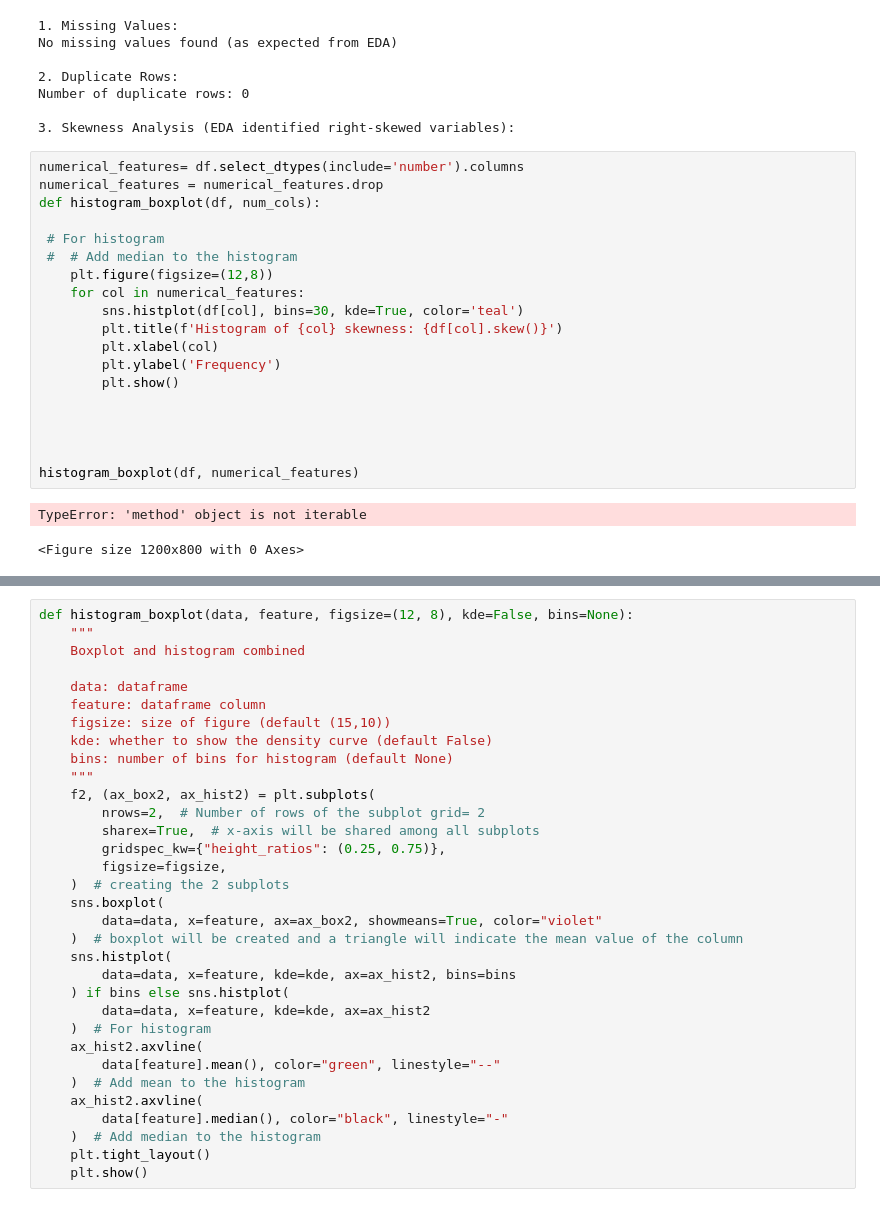
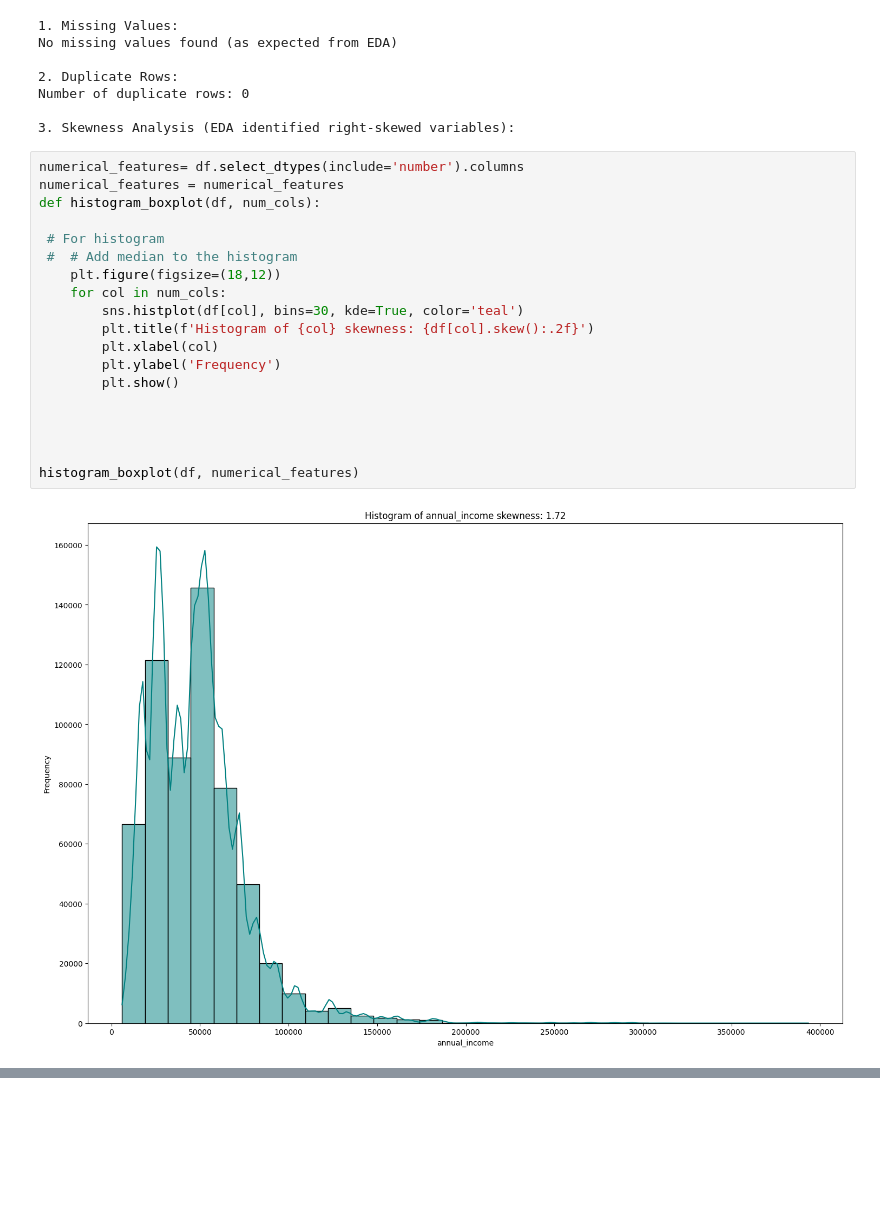
Before and after one commit to ADEOYE-MARY25/Kaggle_Document, a Jupyter notebook: data.ipynb, the cells around one changed output, grey strips where cells are left out. Cells and saved outputs as stored; diff of their text form; blank space fills up the shorter version.

```diff
--- a/data.ipynb
+++ b/data.ipynb
@@ -255,23 +256,22 @@ Number of duplicate rows: 0
 3. Skewness Analysis (EDA identified right-skewed variables):
 # %%
 numerical_features= df.select_dtypes(include='number').columns
-numerical_features = numerical_features.drop
+numerical_features = numerical_features
 def histogram_boxplot(df, num_cols):
 
  # For histogram
  #  # Add median to the histogram
-    plt.figure(figsize=(12,8))
-    for col in numerical_features:
+    plt.figure(figsize=(18,12))
+    for col in num_cols:
         sns.histplot(df[col], bins=30, kde=True, color='teal')
-        plt.title(f'Histogram of {col} skewness: {df[col].skew()}')
+        plt.title(f'Histogram of {col} skewness: {df[col].skew():.2f}')
         plt.xlabel(col)
         plt.ylabel('Frequency')
         plt.show()
 
 
 
 
 histogram_boxplot(df, numerical_features)
 # %% [output]
-TypeError: 'method' object is not iterable
-<Figure size 1200x800 with 0 Axes>
+[figure, added]
@@ -278,33 +282,0 @@ TypeError: 'method' object is not iterable
-# %%
-def histogram_boxplot(data, feature, figsize=(12, 8), kde=False, bins=None):
-    """
-    Boxplot and histogram combined
-
-    data: dataframe
-    feature: dataframe column
-    figsize: size of figure (default (15,10))
-    kde: whether to show the density curve (default False)
-    bins: number of bins for histogram (default None)
-    """
-    f2, (ax_box2, ax_hist2) = plt.subplots(
-        nrows=2,  # Number of rows of the subplot grid= 2
-        sharex=True,  # x-axis will be shared among all subplots
-        gridspec_kw={"height_ratios": (0.25, 0.75)},
-        figsize=figsize,
-    )  # creating the 2 subplots
-    sns.boxplot(
-        data=data, x=feature, ax=ax_box2, showmeans=True, color="violet"
-    )  # boxplot will be created and a triangle will indicate the mean value of the column
-    sns.histplot(
-        data=data, x=feature, kde=kde, ax=ax_hist2, bins=bins
-    ) if bins else sns.histplot(
-        data=data, x=feature, kde=kde, ax=ax_hist2
-    )  # For histogram
-    ax_hist2.axvline(
-        data[feature].mean(), color="green", linestyle="--"
-    )  # Add mean to the histogram
-    ax_hist2.axvline(
-        data[feature].median(), color="black", linestyle="-"
-    )  # Add median to the histogram
-    plt.tight_layout()
-    plt.show()
```
Also changed, not shown: parts of 18 cells of this notebook, 2 other files.
